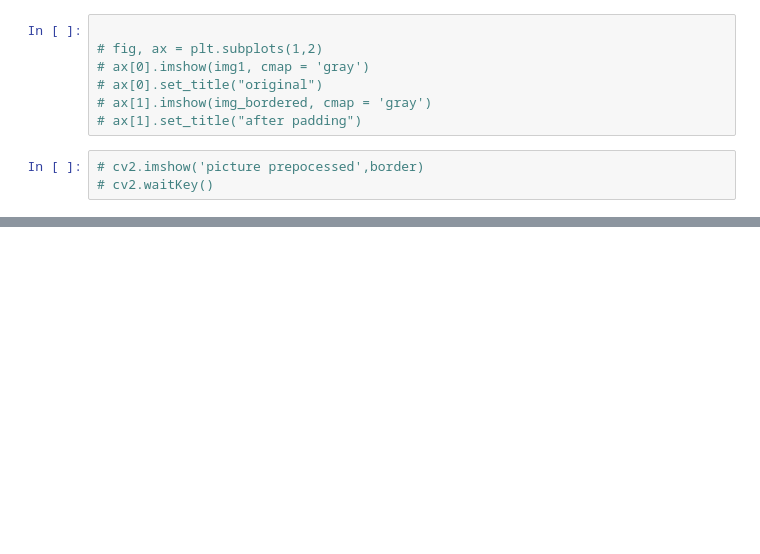
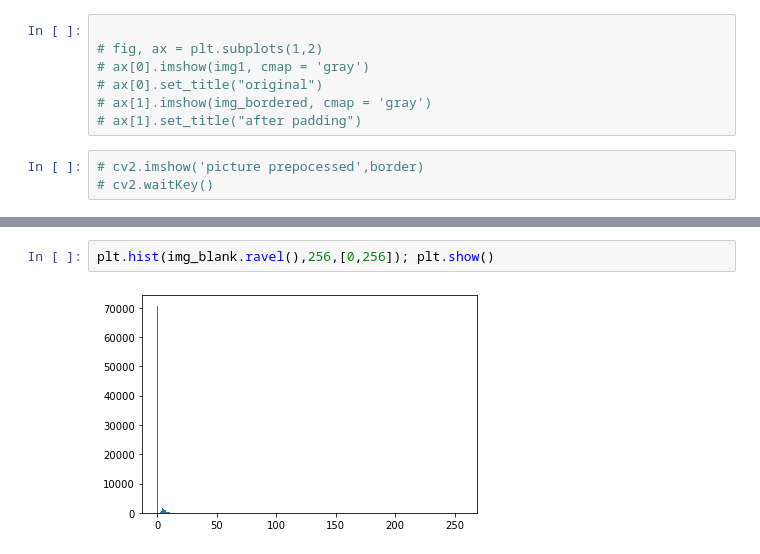
Before and after one commit to victorbjo/Rob7-Miniproject, a Jupyter notebook: HoughCircle.ipynb, the cells around one changed output, grey strips where cells are left out. Drawn from its saved outputs; the diff is of its cells as text; blank space fills up the shorter version.

```diff
--- a/HoughCircle.ipynb
+++ b/HoughCircle.ipynb
@@ -66,0 +97,4 @@ KeyboardInterrupt:
+# %%
+plt.hist(img_blank.ravel(),256,[0,256]); plt.show()
+# %% [output]
+[figure, added]
```
Also changed, not shown: parts of 12 cells of this notebook, 2 other files.
